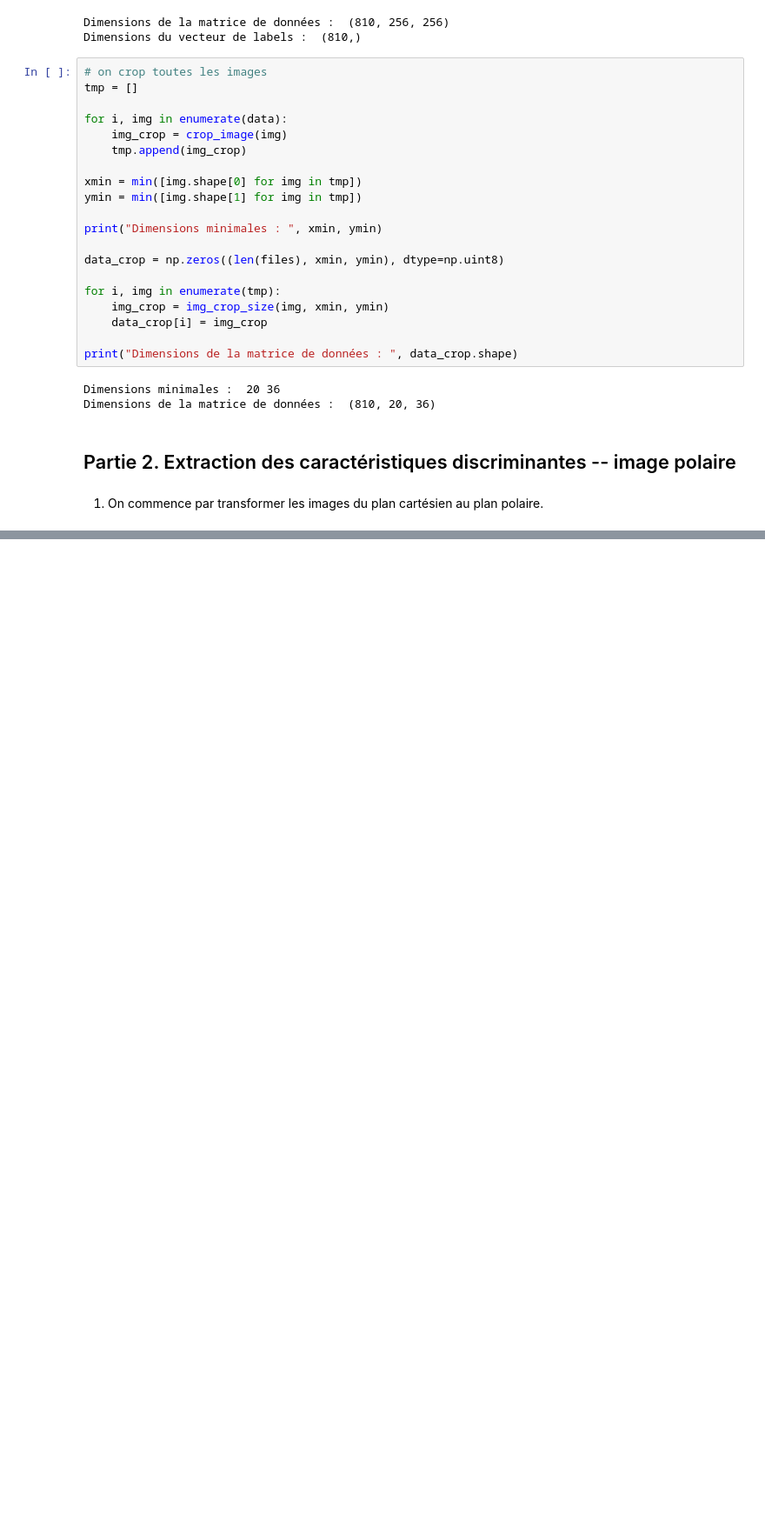
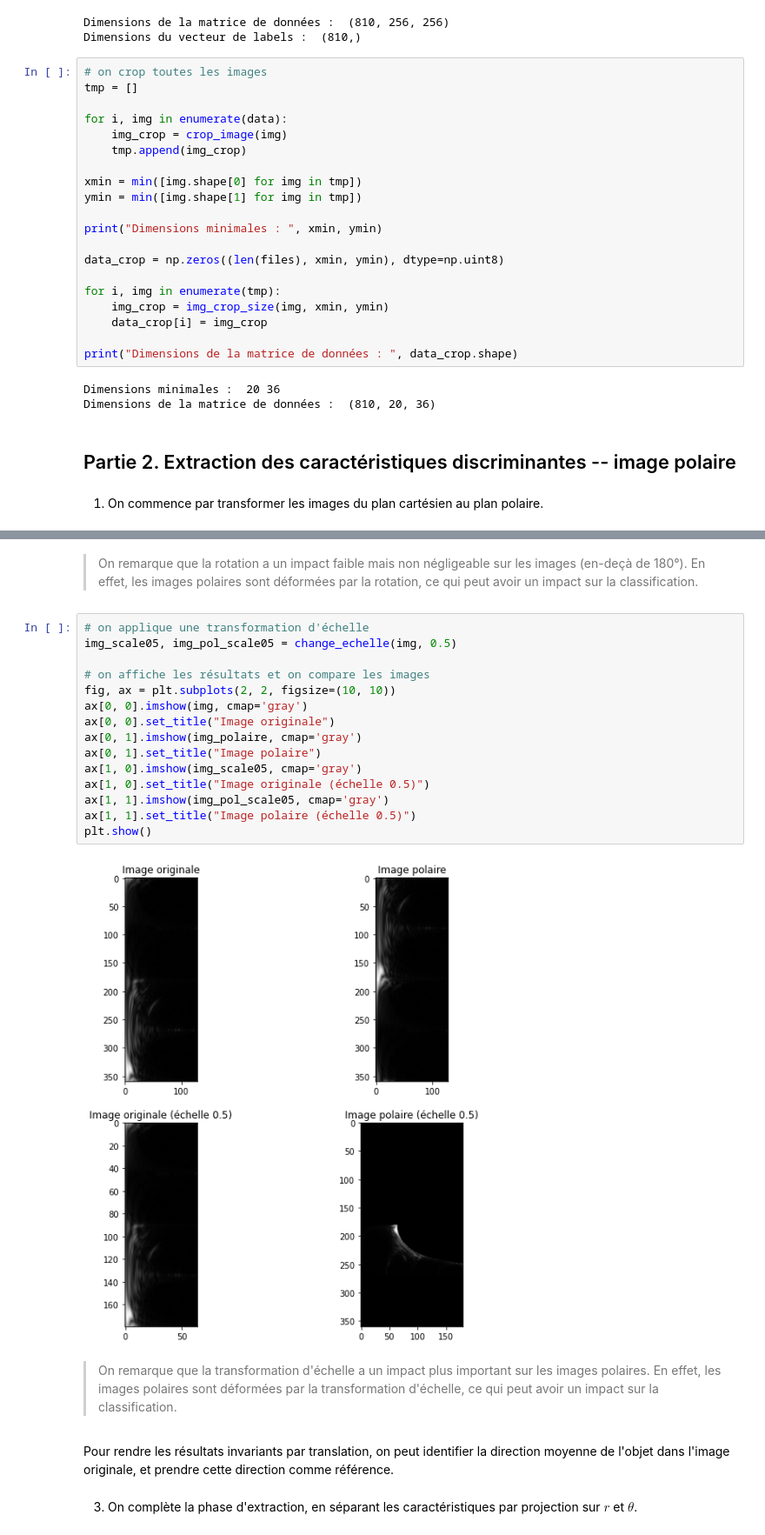
Before and after one commit to thomas40510/MLMythe, a Jupyter notebook: BE-noté/BE noté PRV.ipynb, the cells around one changed output, grey strips where cells are left out. Shown: that part at 87% size. Saved outputs shown, nothing was run; the diff lists cells and outputs as text; blank space fills up the shorter version.

```diff
--- a/BE-noté/BE noté PRV.ipynb
+++ b/BE-noté/BE noté PRV.ipynb
@@ -189,0 +212,25 @@ plt.show()
+# %% [markdown]
+> On remarque que la rotation a un impact faible mais non négligeable sur les images (en-deçà de 180°). En effet, les images polaires sont déformées par la rotation, ce qui peut avoir un impact sur la classification.
+# %%
+# on applique une transformation d'échelle
+img_scale05, img_pol_scale05 = change_echelle(img, 0.5)
+
+# on affiche les résultats et on compare les images
+fig, ax = plt.subplots(2, 2, figsize=(10, 10))
+ax[0, 0].imshow(img, cmap='gray')
+ax[0, 0].set_title("Image originale")
+ax[0, 1].imshow(img_polaire, cmap='gray')
+ax[0, 1].set_title("Image polaire")
+ax[1, 0].imshow(img_scale05, cmap='gray')
+ax[1, 0].set_title("Image originale (échelle 0.5)")
+ax[1, 1].imshow(img_pol_scale05, cmap='gray')
+ax[1, 1].set_title("Image polaire (échelle 0.5)")
+plt.show()
+# %% [output]
+[figure, added]
+# %% [markdown]
+> On remarque que la transformation d'échelle a un impact plus important sur les images polaires. En effet, les images polaires sont déformées par la transformation d'échelle, ce qui peut avoir un impact sur la classification.
+# %% [markdown]
+Pour rendre les résultats invariants par translation, on peut identifier la direction moyenne de l'objet dans l'image originale, et prendre cette direction comme référence.
+# %% [markdown]
+3. On complète la phase d'extraction, en séparant les caractéristiques par projection sur $r$ et $\theta$.
```
Also changed, not shown: parts of 8 cells of this notebook.
